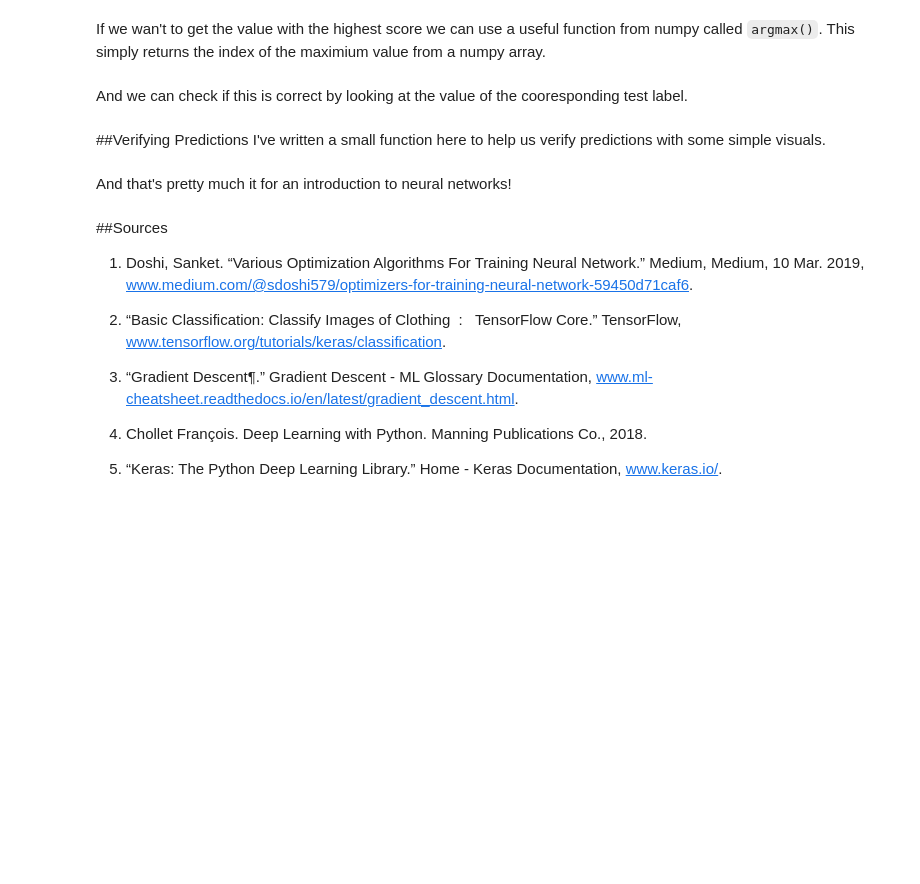
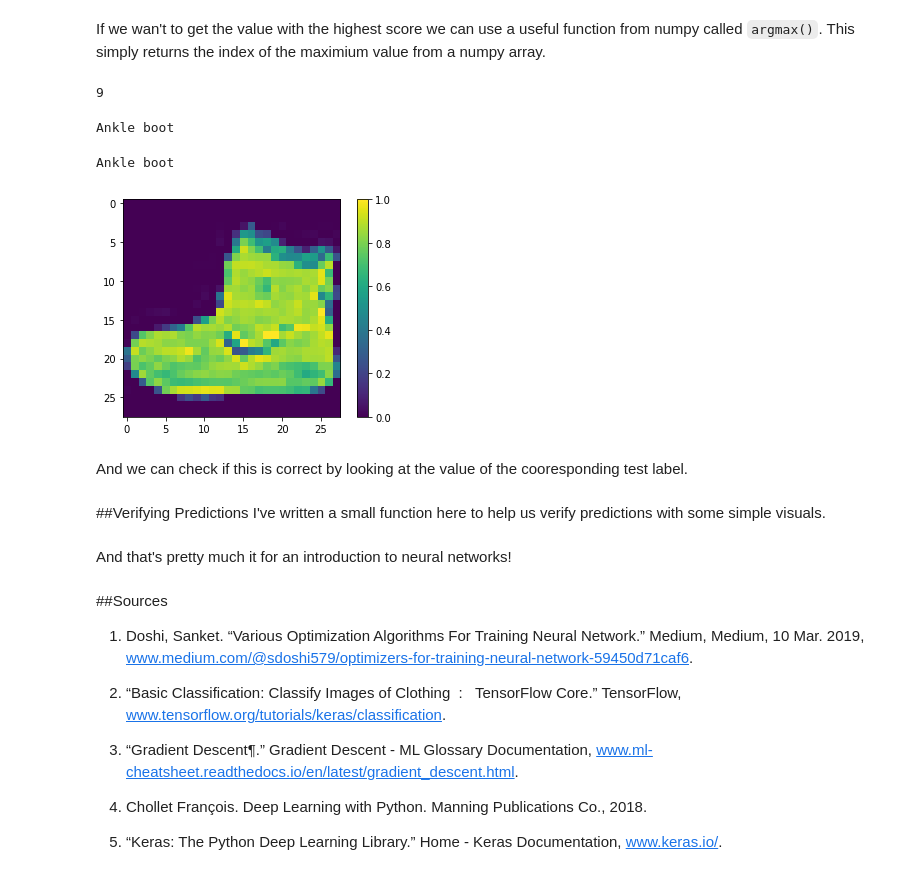
Before and after one commit to sandokim/Learning-Tensorflow-MachineLearning, a Jupyter notebook: Neural_Networks.ipynb, the cells around one changed output. Cells and saved outputs as stored; diff of their text form; code cells hidden in the pictures; blank space fills up the shorter version.

```diff
--- a/Neural_Networks.ipynb
+++ b/Neural_Networks.ipynb
@@ -328,3 +325,22 @@ np.argmax(predictions[0])
+# %%
+np.argmax(predictions[0]) # 0번째 test_images의 prediction을 봅니다, 10개의 확률중에 가장 큰 확률을 갖는 인덱스를 뽑아냅니다
+# %% [output]
+9
+# %%
+print(class_names[np.argmax(predictions[0])]) # class_names[9] = 'Ankle boot'
+# %% [output]
+Ankle boot
+# %%
+predictions = model.predict(test_images)
+print(class_names[np.argmax(predictions[0])]) # predictions[0], predictions[1], predictions[2]... 예측한 클래스가 train_images와 같은지 이미지 하나하나씩 확인해봅니다
+plt.figure()
+plt.imshow(train_images[0]) # train_images[0], train_images[1], train_images[2]...
+plt.colorbar()
+plt.grid(False)
+plt.show()
+# %% [output]
+Ankle boot
+[figure, added]
 # %% [markdown]
 And we can check if this is correct by looking at the value of the cooresponding test label.
 # %%
```
Also changed, not shown: parts of 7 cells of this notebook.
